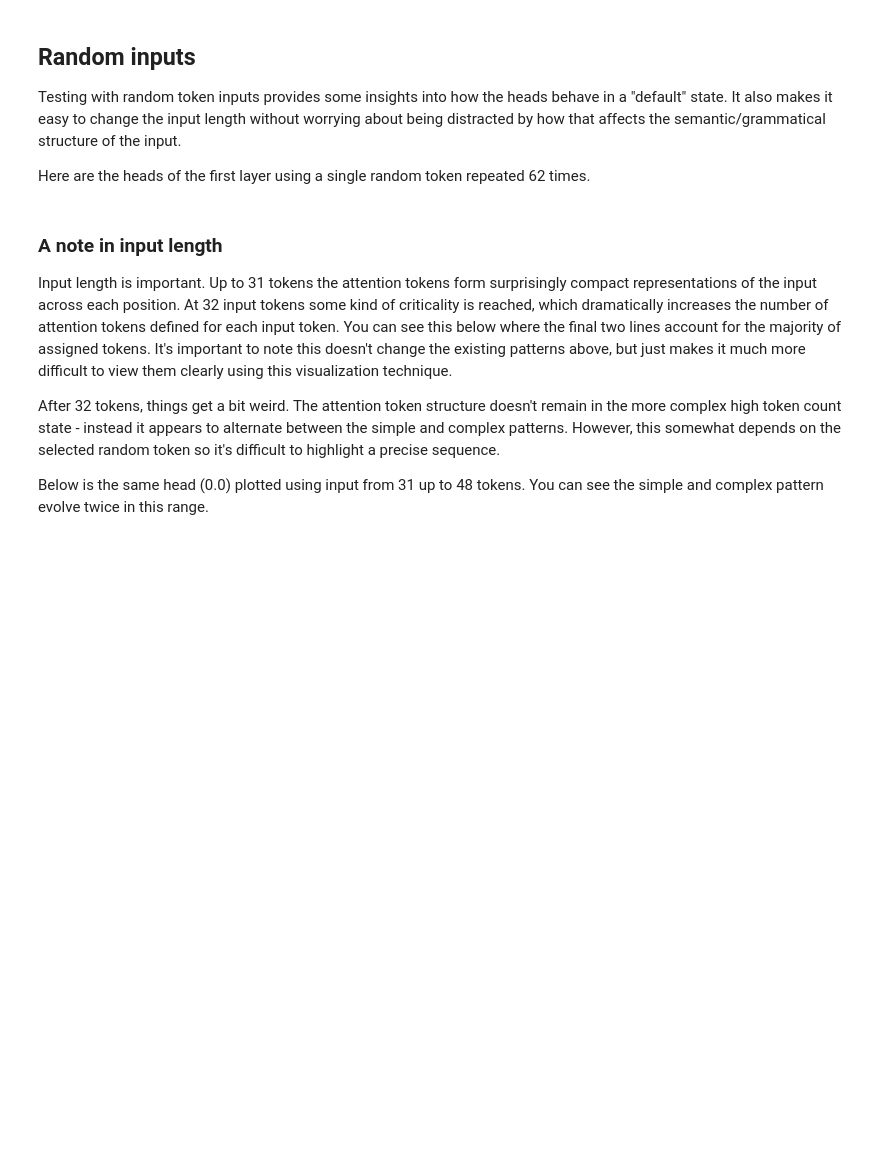
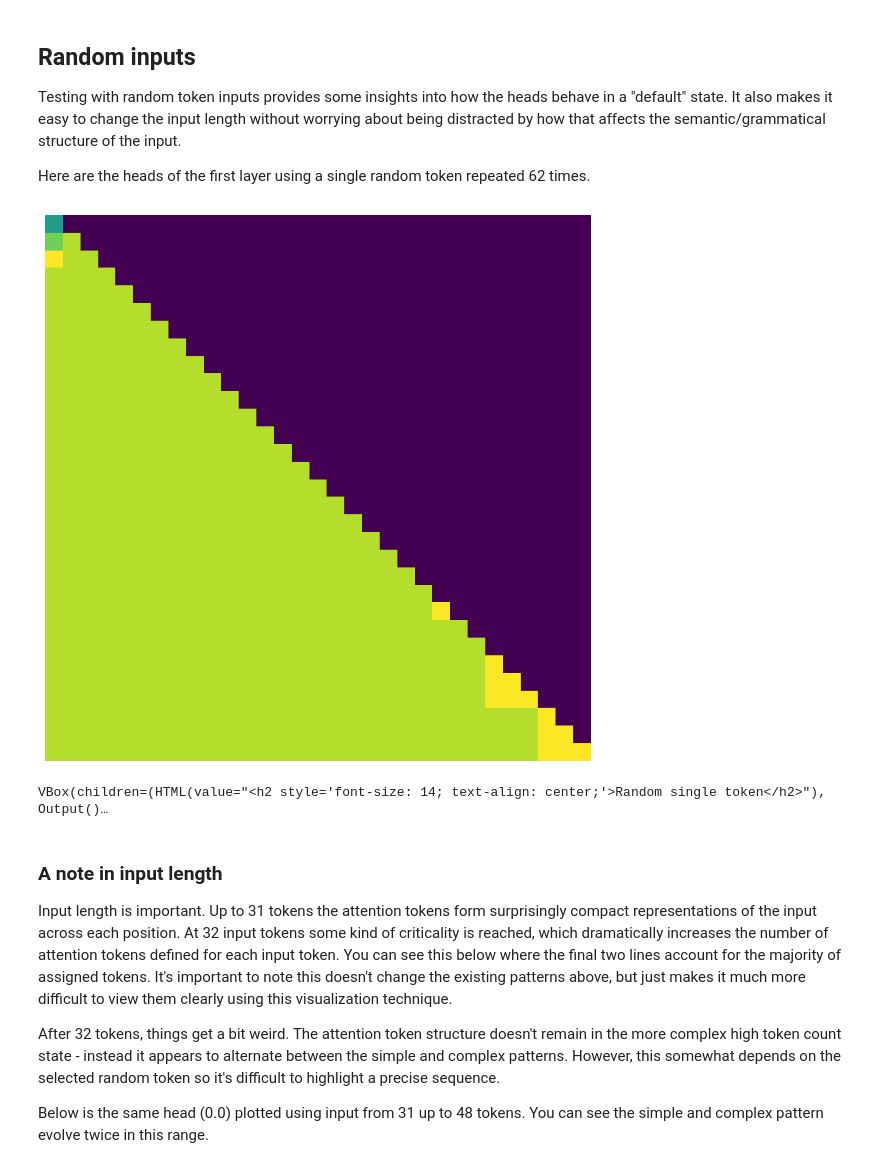
Before and after one commit to layterz/experiments, a Jupyter notebook: notebooks/attention-tokens-2.ipynb, the cells around one changed output. Cells and saved outputs as stored; diff of their text form; code cells hidden in the pictures; blank space fills up the shorter version.

```diff
--- a/notebooks/attention-tokens-2.ipynb
+++ b/notebooks/attention-tokens-2.ipynb
@@ -206,3 +326,26 @@ plot_grid(*plots, title="Attention tokens", description=f'Input: "{cache.prompts
+# %%
+prompt = torch.randint(0, 50257, (1, 3)).repeat(1, 10)
+cache = run_prompts(model, *model.to_string(prompt))
+
+attn_data = calculate_attns(cache, 2, 10)
+plot_attn(cache, attn_data, hide_labels=True)
+# %% [output]
+[figure, added]
+# %%
+token = random.randint(0, 50257)
+prompt = torch.full((1, 62), token)
+prompt = torch.randint(0, 50257, (1, 3)).repeat(1, 21)
+cache = run_prompts(model, *model.to_string(prompt))
+
+plot, axs = plt.subplots(3, 4, figsize=(16, 5))
+plt.subplots_adjust(wspace=0, hspace=0.5)
+for i in range(12):
+    attn_data = calculate_attns(cache, 2, i)
+    plot_attn(cache, attn_data, ax=axs[i // 4, i % 4], hide_labels=True, title=f"Head {i}")
+
+figure(plot, title="Random single token")
+# %% [output]
+VBox(children=(HTML(value="<h2 style='font-size: 14; text-align: center;'>Random single token</h2>"), Output()…
 # %%
 prompt = torch.randint(0, 50257, (1, 62))
 cache = run_prompts(model, *model.to_string(prompt))
```
Also changed, not shown: parts of 18 cells of this notebook, 1 other file.
